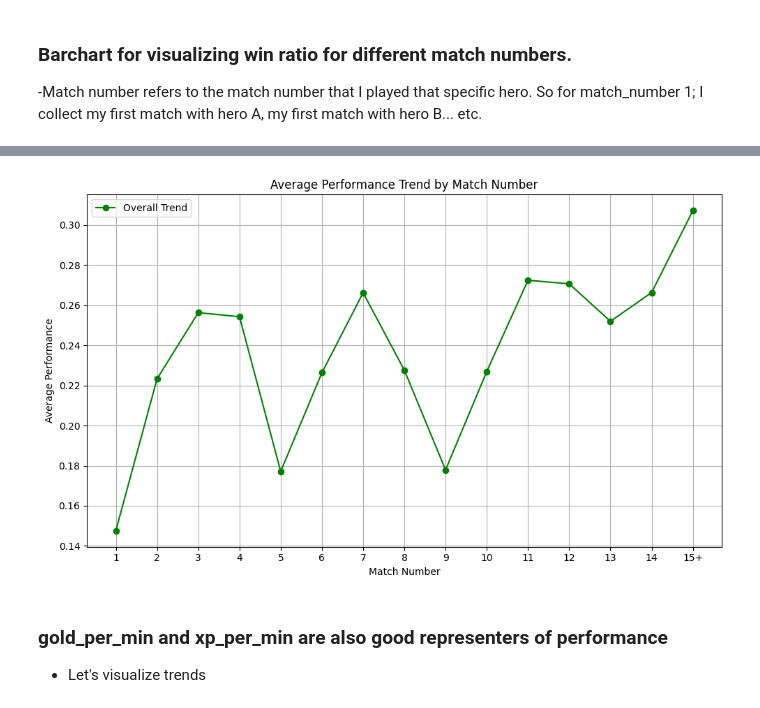
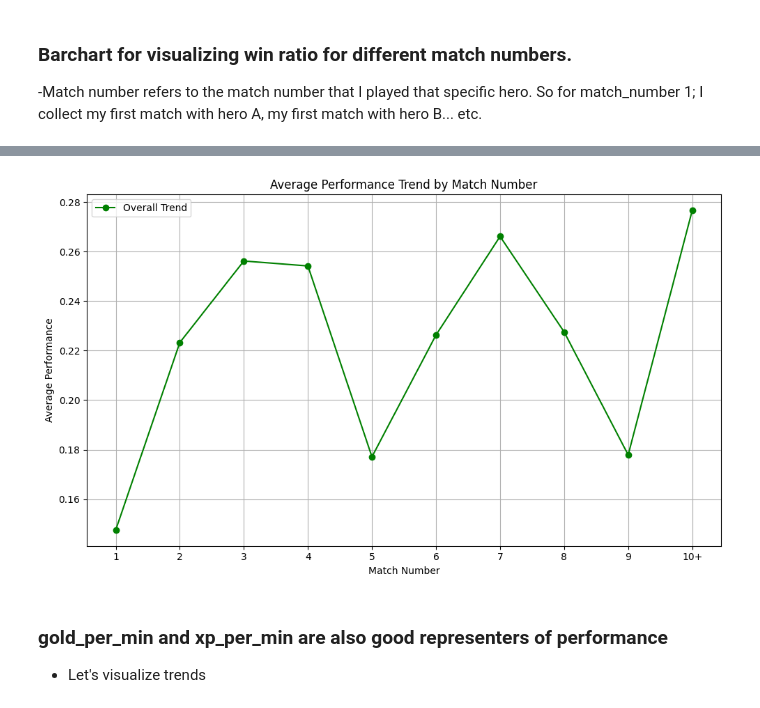
Before and after one commit to Xerkan10/Fall-2024-DSA210-Project, a Jupyter notebook: data_visualization.ipynb, the cells around one changed output, grey strips where cells are left out. Cells and saved outputs as stored; diff of their text form; code cells hidden in the pictures.

```diff
--- a/data_visualization.ipynb
+++ b/data_visualization.ipynb
@@ -473,56 +473,42 @@ plt.show()
 # %%
 import pandas as pd
 import matplotlib.pyplot as plt
+import os
 
 # Path to the CSV file
 input_csv = "data/visualization_purposes/my_hero_data_with_match_numbers.csv"
 
 # Load the CSV file
 filtered_data = pd.read_csv(input_csv)
 
-""""
-# Step 1: Visualize performance trends for each hero
-plt.figure(figsize=(10, 6))
-for hero_id, hero_data in filtered_data.groupby("my_hero_id"):
-    plt.plot(hero_data["match_number"], hero_data["normalized_performance"], marker="o", label=f"Hero {hero_id}")
-
-plt.title("Performance Trend by Match Number (Heroes Played > 5 Times)")
-plt.xlabel("Match Number")
-plt.ylabel("Performance")
-plt.legend(title="Hero ID", bbox_to_anchor=(1.05, 1), loc='upper left')  # Move legend to the right
-plt.grid(True)
-plt.tight_layout()
-plt.show()
-"""
-
 # Merge match numbers greater than or equal to 15 and label them as "15+"
-filtered_data['match_number'] = filtered_data['match_number'].apply(lambda x: '15+' if int(x) >= 15 else str(x))
+filtered_data['match_number'] = filtered_data['match_number'].apply(lambda x: '10+' if int(x) >= 10 else str(x))
 
 # Step 2: Aggregate and analyze overall trend
 # Calculate average performance per match number
 overall_trend = filtered_data.groupby("match_number")["normalized_performance"].mean()
 
 # Ensure the x-axis labels are in increasing order with "15+" at the end
 overall_trend = overall_trend.reindex(sorted(overall_trend.index, key=lambda x: (int(x[:-1]) if x.endswith('+') else int(x))))
 
 # Plot the overall trend
 plt.figure(figsize=(10, 6))
 plt.plot(overall_trend.index, overall_trend.values, marker="o", color="green", label="Overall Trend")
 plt.title("Average Performance Trend by Match Number")
 plt.xlabel("Match Number")
 plt.ylabel("Average Performance")
 plt.grid(True)
 plt.legend()
 plt.tight_layout()
 
 # Save the plot to the specified directory
 output_dir = "data/visuals"
 os.makedirs(output_dir, exist_ok=True)
 plt.savefig(os.path.join(output_dir, "average_performance_match_number_trend.png"))
 
 plt.show()
 # %% [output]
-[figure, old version]
+[figure, new version]
 # %% [markdown]
 ### gold_per_min and xp_per_min are also good representers of performance
 - Let's visualize trends
```
Also changed, not shown: parts of 3 cells of this notebook, 3 other files.
